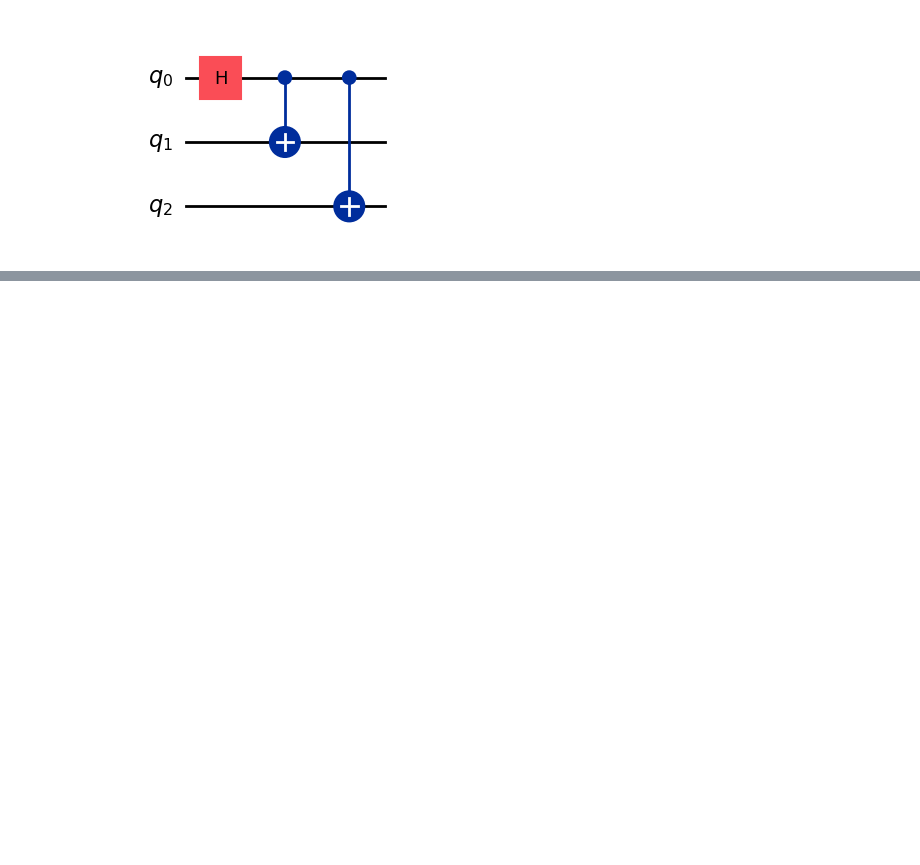
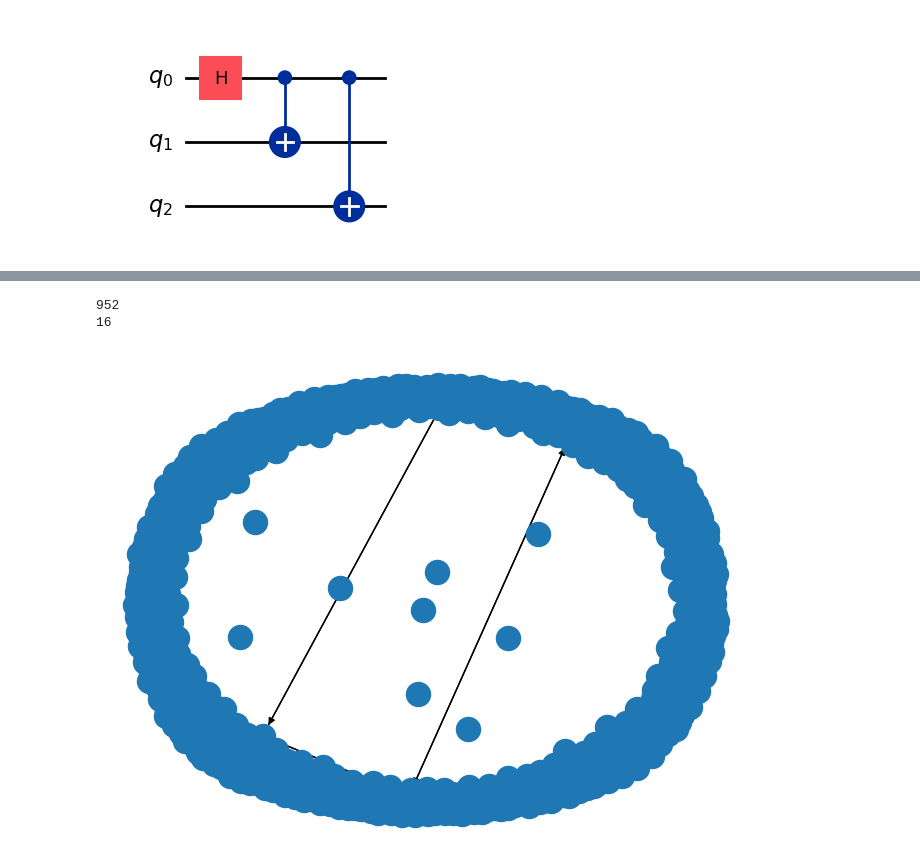
Before and after one commit to Giorgio-Miani/quantum-swap-optimizer, a Jupyter notebook: src/comp_graph_testing.ipynb, the cells around one changed output, grey strips where cells are left out. Drawn from its saved outputs; the diff is of its cells as text; code cells hidden in the pictures; blank space fills up the shorter version.

Commit message:
compatibility grahp testing

```diff
--- a/src/comp_graph_testing.ipynb
+++ b/src/comp_graph_testing.ipynb
@@ -45,0 +81,7 @@ for layoutIndex, layout in enumerate(layouts1):
+# %%
+module2 = ([], area2)
+
+for layout in scores2:
+    module2[0].append(layout)
+
+print(module2)
@@ -45,0 +90,5 @@ for layoutIndex, layout in enumerate(layouts1):
+# %%
+modules = [module1, module2]
+# %%
+graphGen = CompatibilityGraph(buffer_distance=2, coupling_map= coupling_map, modules=modules)
+compGraph = graphGen.generateCompatibilityGraph()
@@ -45,0 +113,10 @@ for layoutIndex, layout in enumerate(layouts1):
+# %%
+print(compGraph.number_of_nodes())
+print(compGraph.number_of_edges())
+# %% [output]
+952
+16
+# %%
+nx.draw(compGraph)
+# %% [output]
+[figure, added]
```
Also changed, not shown: parts of 9 cells of this notebook, 1 other file.
